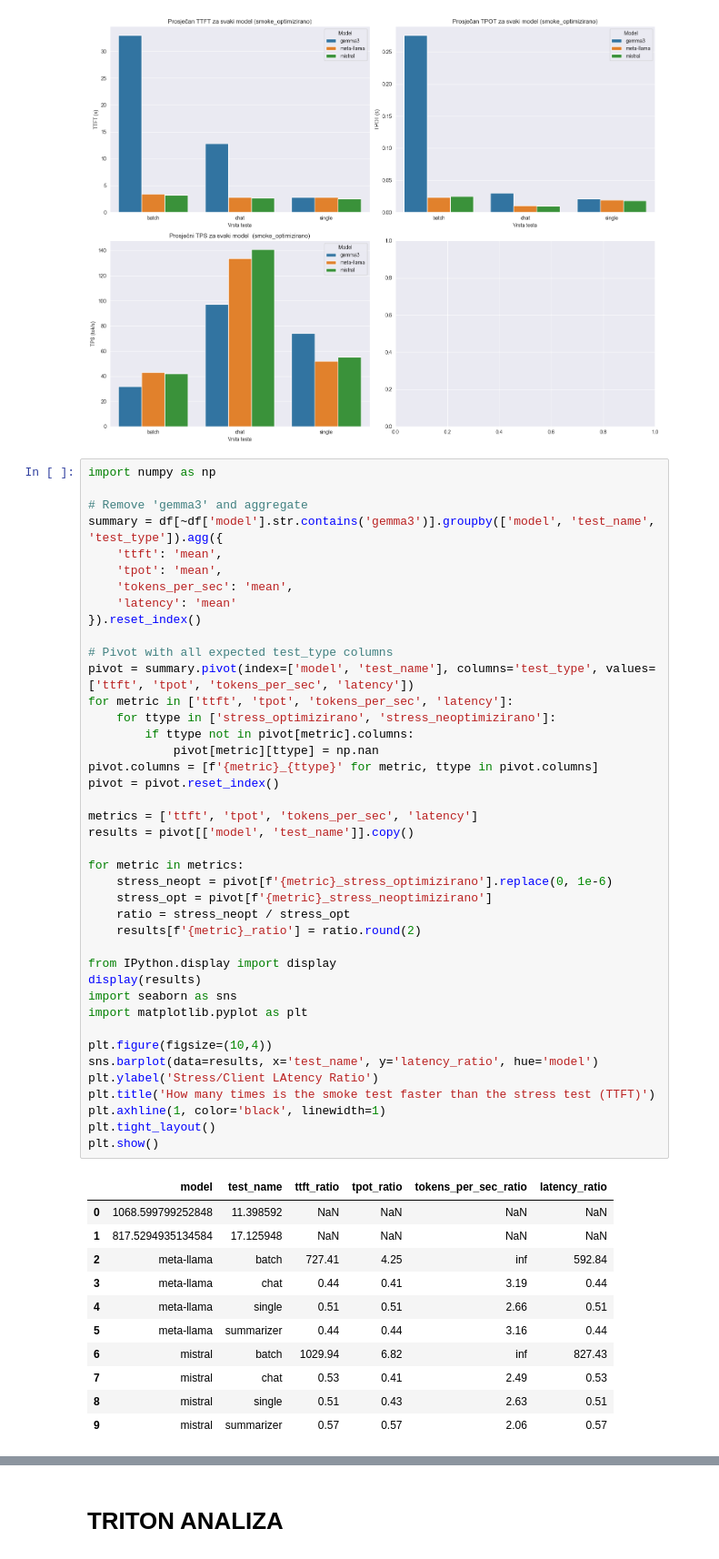
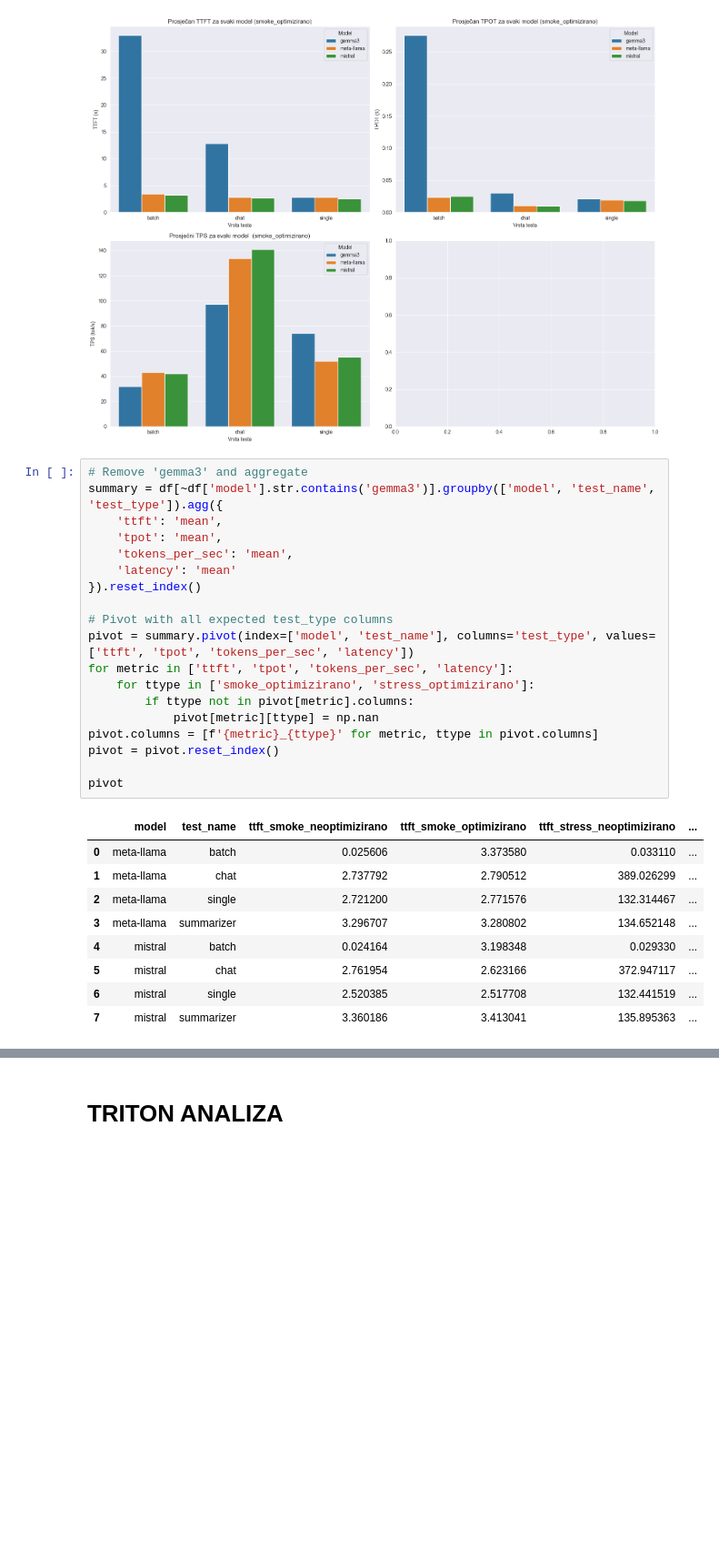
Before and after one commit to vanjaluk8/eksperiment_LLM, a Jupyter notebook: metrike/2707/analiza_test_neoptimizirano2.ipynb, the cells around one changed output, grey strips where cells are left out. Shown: that part at 91% size. Cells and saved outputs as stored; diff of their text form; blank space fills up the shorter version.

```diff
--- a/metrike/2707/analiza_test_neoptimizirano2.ipynb
+++ b/metrike/2707/analiza_test_neoptimizirano2.ipynb
@@ -247,55 +247,31 @@ plt.show()
 # %% [output]
 [figure]
 # %%
-import numpy as np
-
 # Remove 'gemma3' and aggregate
 summary = df[~df['model'].str.contains('gemma3')].groupby(['model', 'test_name', 'test_type']).agg({
     'ttft': 'mean',
     'tpot': 'mean',
     'tokens_per_sec': 'mean',
     'latency': 'mean'
 }).reset_index()
 
 # Pivot with all expected test_type columns
 pivot = summary.pivot(index=['model', 'test_name'], columns='test_type', values=['ttft', 'tpot', 'tokens_per_sec', 'latency'])
 for metric in ['ttft', 'tpot', 'tokens_per_sec', 'latency']:
-    for ttype in ['stress_optimizirano', 'stress_neoptimizirano']:
+    for ttype in ['smoke_optimizirano', 'stress_optimizirano']:
         if ttype not in pivot[metric].columns:
             pivot[metric][ttype] = np.nan
 pivot.columns = [f'{metric}_{ttype}' for metric, ttype in pivot.columns]
 pivot = pivot.reset_index()
 
-metrics = ['ttft', 'tpot', 'tokens_per_sec', 'latency']
-results = pivot[['model', 'test_name']].copy()
-
-for metric in metrics:
-    stress_neopt = pivot[f'{metric}_stress_optimizirano'].replace(0, 1e-6)
-    stress_opt = pivot[f'{metric}_stress_neoptimizirano']
-    ratio = stress_neopt / stress_opt
-    results[f'{metric}_ratio'] = ratio.round(2)
-
-from IPython.display import display
-display(results)
-import seaborn as sns
-import matplotlib.pyplot as plt
-
-plt.figure(figsize=(10,4))
-sns.barplot(data=results, x='test_name', y='latency_ratio', hue='model')
-plt.ylabel('Stress/Client LAtency Ratio')
-plt.title('How many times is the smoke test faster than the stress test (TTFT)')
-plt.axhline(1, color='black', linewidth=1)
-plt.tight_layout()
-plt.show()
+pivot
 # %% [output]
-|  | model | test_name | ttft_ratio | tpot_ratio | tokens_per_sec_ratio | latency_ratio |
-| 0 | 1068.599799252848 | 11.398592 | NaN | NaN | NaN | NaN |
-| 1 | 817.5294935134584 | 17.125948 | NaN | NaN | NaN | NaN |
-| 2 | meta-llama | batch | 727.41 | 4.25 | inf | 592.84 |
-| 3 | meta-llama | chat | 0.44 | 0.41 | 3.19 | 0.44 |
-| 4 | meta-llama | single | 0.51 | 0.51 | 2.66 | 0.51 |
-| 5 | meta-llama | summarizer | 0.44 | 0.44 | 3.16 | 0.44 |
-| 6 | mistral | batch | 1029.94 | 6.82 | inf | 827.43 |
-| 7 | mistral | chat | 0.53 | 0.41 | 2.49 | 0.53 |
-| 8 | mistral | single | 0.51 | 0.43 | 2.63 | 0.51 |
-| 9 | mistral | summarizer | 0.57 | 0.57 | 2.06 | 0.57 |
+|  | model | test_name | ttft_smoke_neoptimizirano | ttft_smoke_optimizirano | ttft_stress_neoptimizirano | ... |
+| 0 | meta-llama | batch | 0.025606 | 3.373580 | 0.033110 | ... |
+| 1 | meta-llama | chat | 2.737792 | 2.790512 | 389.026299 | ... |
+| 2 | meta-llama | single | 2.721200 | 2.771576 | 132.314467 | ... |
+| 3 | meta-llama | summarizer | 3.296707 | 3.280802 | 134.652148 | ... |
+| 4 | mistral | batch | 0.024164 | 3.198348 | 0.029330 | ... |
+| 5 | mistral | chat | 2.761954 | 2.623166 | 372.947117 | ... |
+| 6 | mistral | single | 2.520385 | 2.517708 | 132.441519 | ... |
+| 7 | mistral | summarizer | 3.360186 | 3.413041 | 135.895363 | ... |
```
Also changed, not shown: parts of 4 cells of this notebook, 1 other file.
